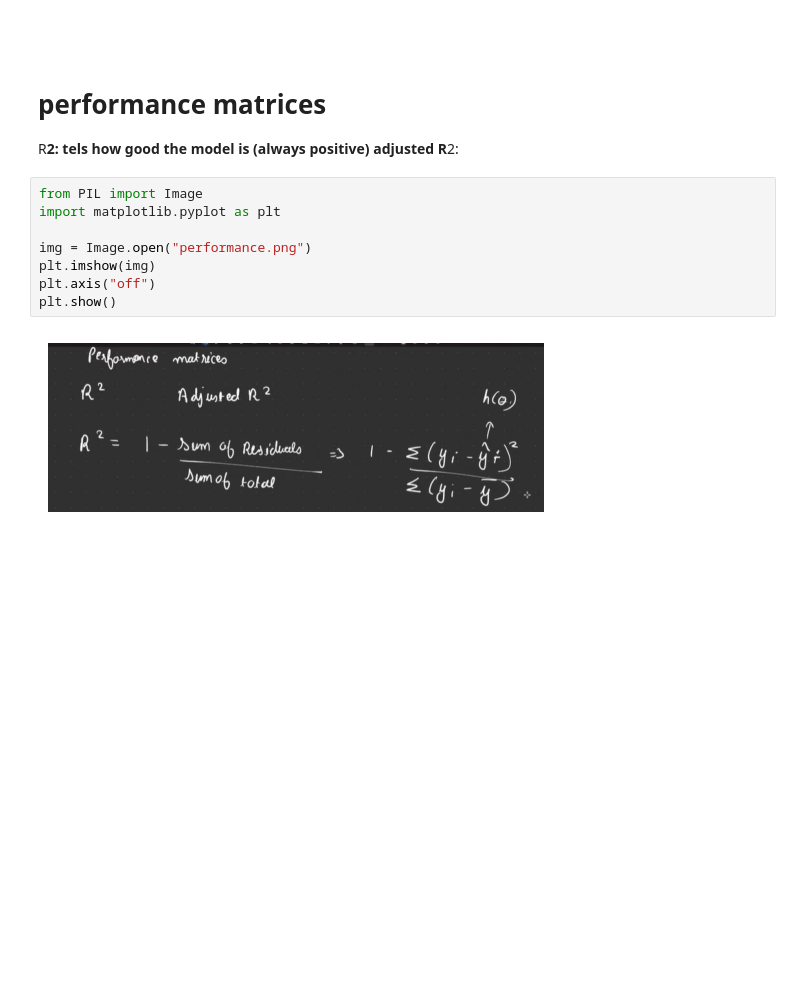
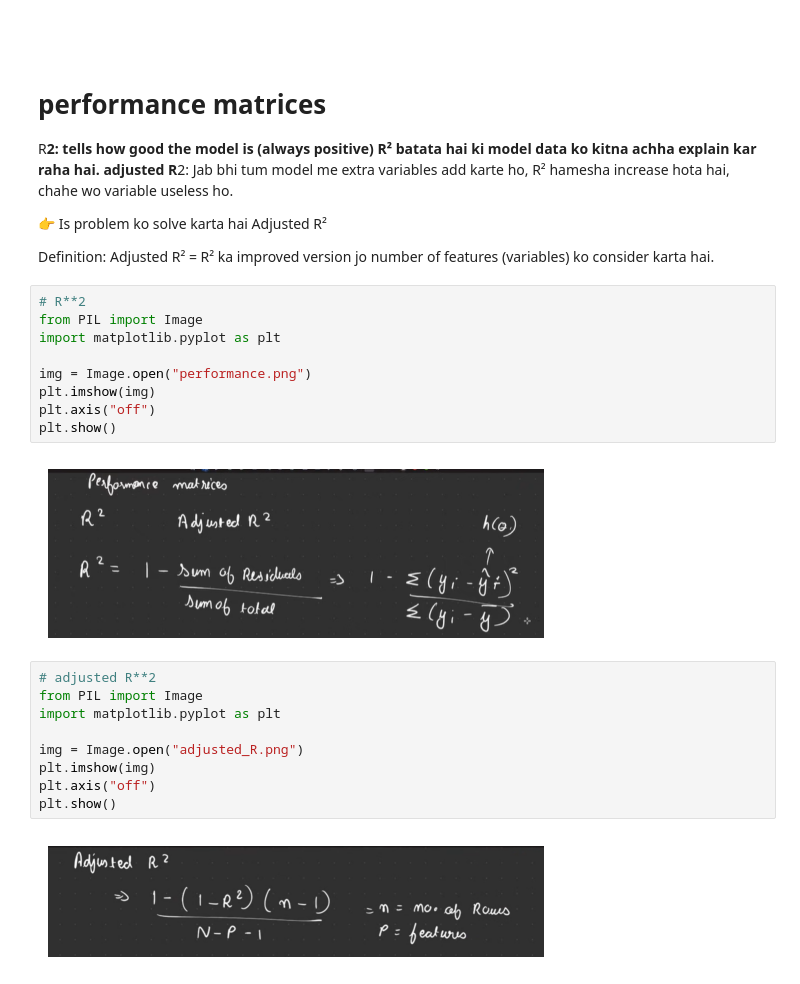
Before and after one commit to Amritakushwah11/statistics-for-AI, a Jupyter notebook: supervised_learning/theory.ipynb, the cells around one changed output. Saved outputs shown, nothing was run; the diff lists cells and outputs as text; blank space fills up the shorter version.

```diff
--- a/supervised_learning/theory.ipynb
+++ b/supervised_learning/theory.ipynb
@@ -33,9 +33,17 @@ plt.show()
 #
 # %% [markdown]
 # performance matrices
- R**2: tels how good the model is (always positive)
+ R**2: tells how good the model is (always positive)
+ R² batata hai ki model data ko kitna achha explain kar raha hai.
  adjusted R**2:
+ Jab bhi tum model me extra variables add karte ho, R² hamesha increase hota hai, chahe wo variable useless ho.
+
+👉 Is problem ko solve karta hai Adjusted R²
+
+Definition:
+Adjusted R² = R² ka improved version jo number of features (variables) ko consider karta hai.
 # %%
+# R**2
 from PIL import Image
 import matplotlib.pyplot as plt
 
@@ -45,3 +53,14 @@ plt.axis("off")
 plt.show()
 # %% [output]
 [figure]
+# %%
+# adjusted R**2
+from PIL import Image
+import matplotlib.pyplot as plt
+
+img = Image.open("adjusted_R.png")
+plt.imshow(img)
+plt.axis("off")
+plt.show()
+# %% [output]
+[figure, added]
```
Also changed, not shown: parts of 1 cell of this notebook, 7 other files.
